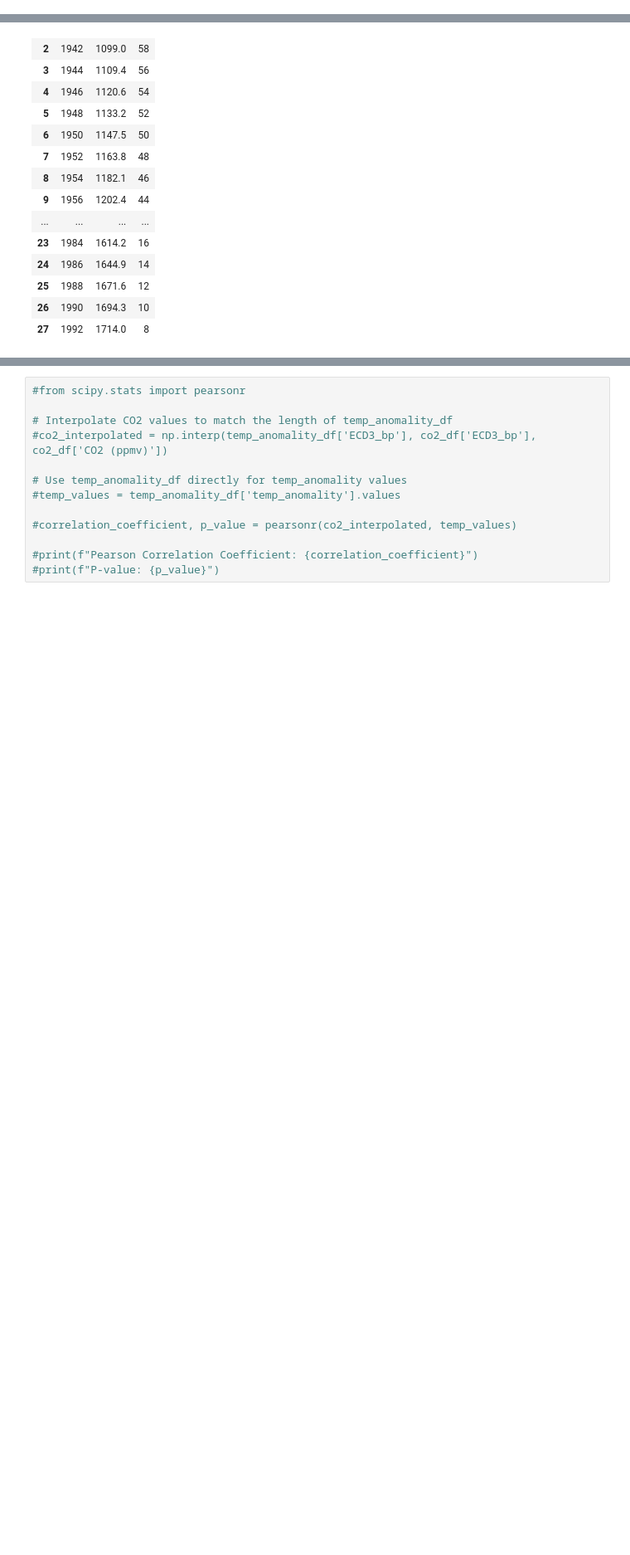
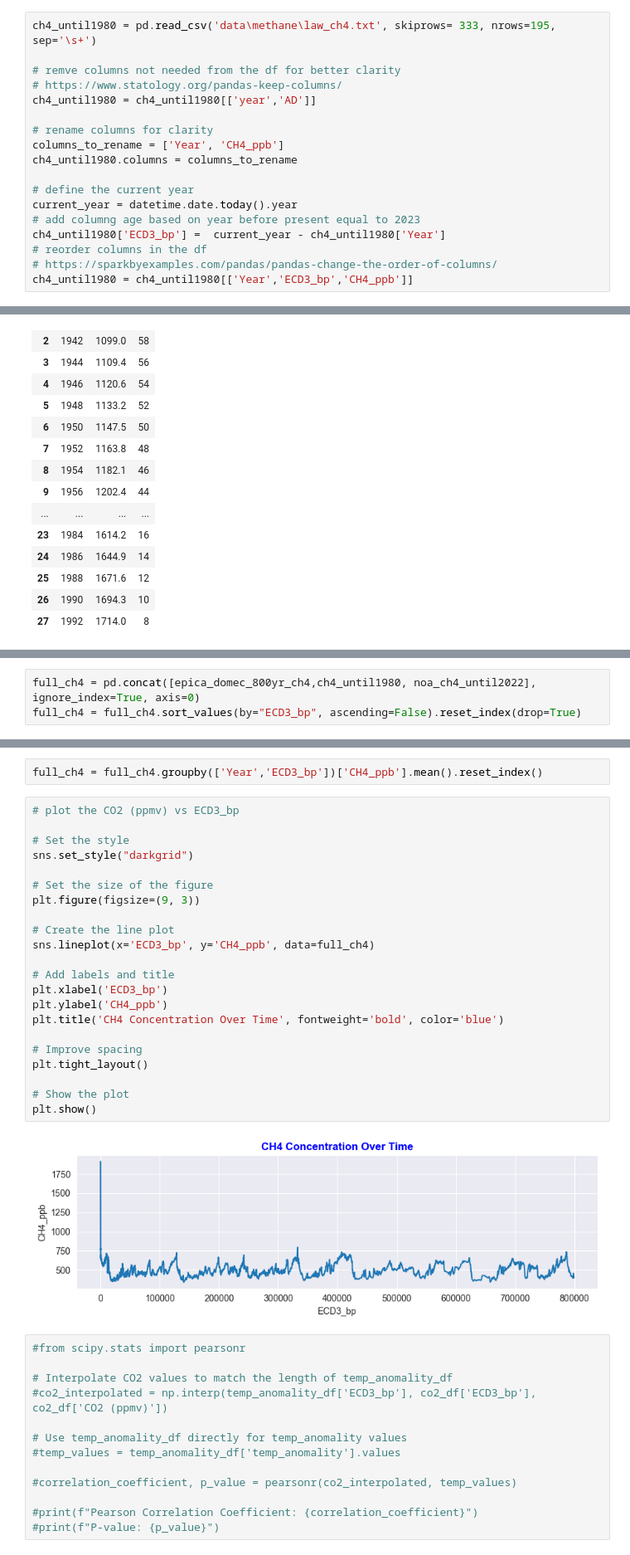
Before and after one commit to Cecilia8989/PfDA_Project2, a Jupyter notebook: pfda_project2.ipynb, the cells around one changed output, grey strips where cells are left out. Shown at 83% size. Cells and saved outputs as stored; diff of their text form; blank space fills up the shorter version.

Commit message:
full ch4

```diff
--- a/pfda_project2.ipynb
+++ b/pfda_project2.ipynb
@@ -851,0 +807,18 @@ ParserError: Error tokenizing data. C error: Expected 3 fields in line 333, saw
+# %%
+ch4_until1980 = pd.read_csv('data\methane\law_ch4.txt', skiprows= 333, nrows=195, sep='\s+')
+
+# remve columns not needed from the df for better clarity
+# https://www.statology.org/pandas-keep-columns/
+ch4_until1980 = ch4_until1980[['year','AD']]
+
+# rename columns for clarity
+columns_to_rename = ['Year', 'CH4_ppb']
+ch4_until1980.columns = columns_to_rename
+
+# define the current year
+current_year = datetime.date.today().year
+# add columng age based on year before present equal to 2023
+ch4_until1980['ECD3_bp'] =  current_year - ch4_until1980['Year']
+# reorder columns in the df
+# https://sparkbyexamples.com/pandas/pandas-change-the-order-of-columns/
+ch4_until1980 = ch4_until1980[['Year','ECD3_bp','CH4_ppb']]
@@ -901,0 +949,3 @@ epica_domec_800yr_ch4
+# %%
+full_ch4 = pd.concat([epica_domec_800yr_ch4,ch4_until1980, noa_ch4_until2022], ignore_index=True, axis=0)
+full_ch4 = full_ch4.sort_values(by="ECD3_bp", ascending=False).reset_index(drop=True)
@@ -902,3 +984,29 @@ epica_domec_800yr_ch4
+# %%
+full_ch4 = full_ch4.groupby(['Year','ECD3_bp'])['CH4_ppb'].mean().reset_index()
+# %%
+# plot the CO2 (ppmv) vs ECD3_bp
+
+# Set the style
+sns.set_style("darkgrid")
+
+# Set the size of the figure
+plt.figure(figsize=(9, 3))
+
+# Create the line plot
+sns.lineplot(x='ECD3_bp', y='CH4_ppb', data=full_ch4)
+
+# Add labels and title
+plt.xlabel('ECD3_bp')
+plt.ylabel('CH4_ppb')
+plt.title('CH4 Concentration Over Time', fontweight='bold', color='blue')
+
+# Improve spacing
+plt.tight_layout()
+
+# Show the plot
+plt.show()
+# %% [output]
+[figure, added]
 # %%
 #from scipy.stats import pearsonr
 
```
Also changed, not shown: parts of 18 cells of this notebook, 3 other files.
